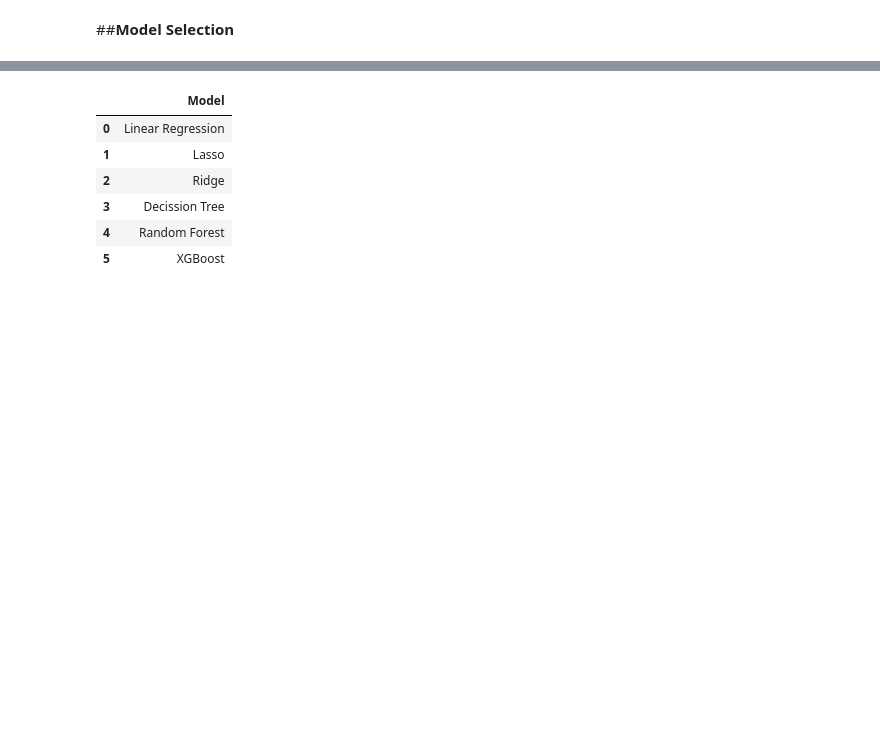
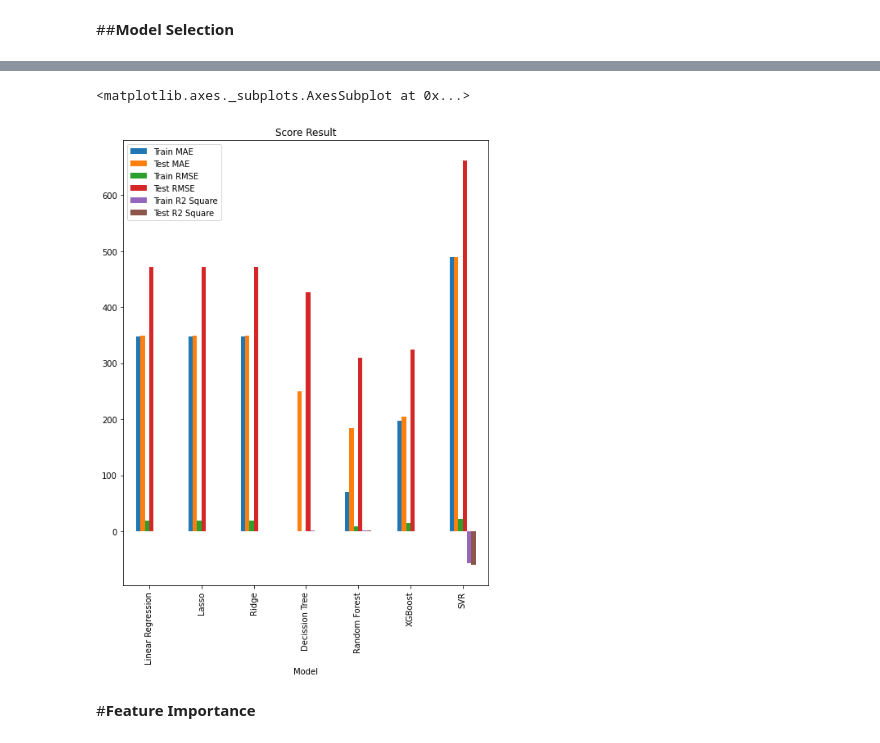
Before and after one commit to Mmbsaksd/Seoul-Bike-Sharing-Demand-Prediction, a Jupyter notebook: Bike_Sharing_Demand_Prediction_Capstone_Project.ipynb, the cells around one changed output, grey strips where cells are left out. Drawn from its saved outputs; the diff is of its cells as text; code cells hidden in the pictures; blank space fills up the shorter version.

```diff
--- a/Bike_Sharing_Demand_Prediction_Capstone_Project.ipynb
+++ b/Bike_Sharing_Demand_Prediction_Capstone_Project.ipynb
@@ -421,7 +421,7 @@ from math import sqrt
 models = [lr, ls, rd, dt, rf, xg, svr]
 
 def model_metrics(model, xtrain, xtest, ytrain, ytest):
-  cols = ['Model','Train MAE','Test MAE','Train RMSE','Test RMSE','Train R2 Square','Test R2 Square']
+  cols = ['Train MAE','Test MAE','Train RMSE','Test RMSE','Train R2 Square','Test R2 Square']
   model_df = pd.DataFrame(columns=cols)
 
   i = 0
@@ -461,10 +461,8 @@ result_table
-# %%
-model_id
-# %% [output]
-|  | Model |
-| 0 | Linear Regression |
-| 1 | Lasso |
-| 2 | Ridge |
-| 3 | Decission Tree |
-| 4 | Random Forest |
-| 5 | XGBoost |
+# %%
+#Plotting the graphical representation of result
+result_model.plot(x = 'Model', y = ['Train MAE','Test MAE','Train RMSE','Test RMSE','Train R2 Square','Test R2 Square'], kind='bar',title='Score Result', figsize=(8,10))
+# %% [output]
+<matplotlib.axes._subplots.AxesSubplot at 0x...>
+[figure, added]
+# %% [markdown]
+#**Feature Importance**
```
Also changed, not shown: parts of 5 cells of this notebook.
